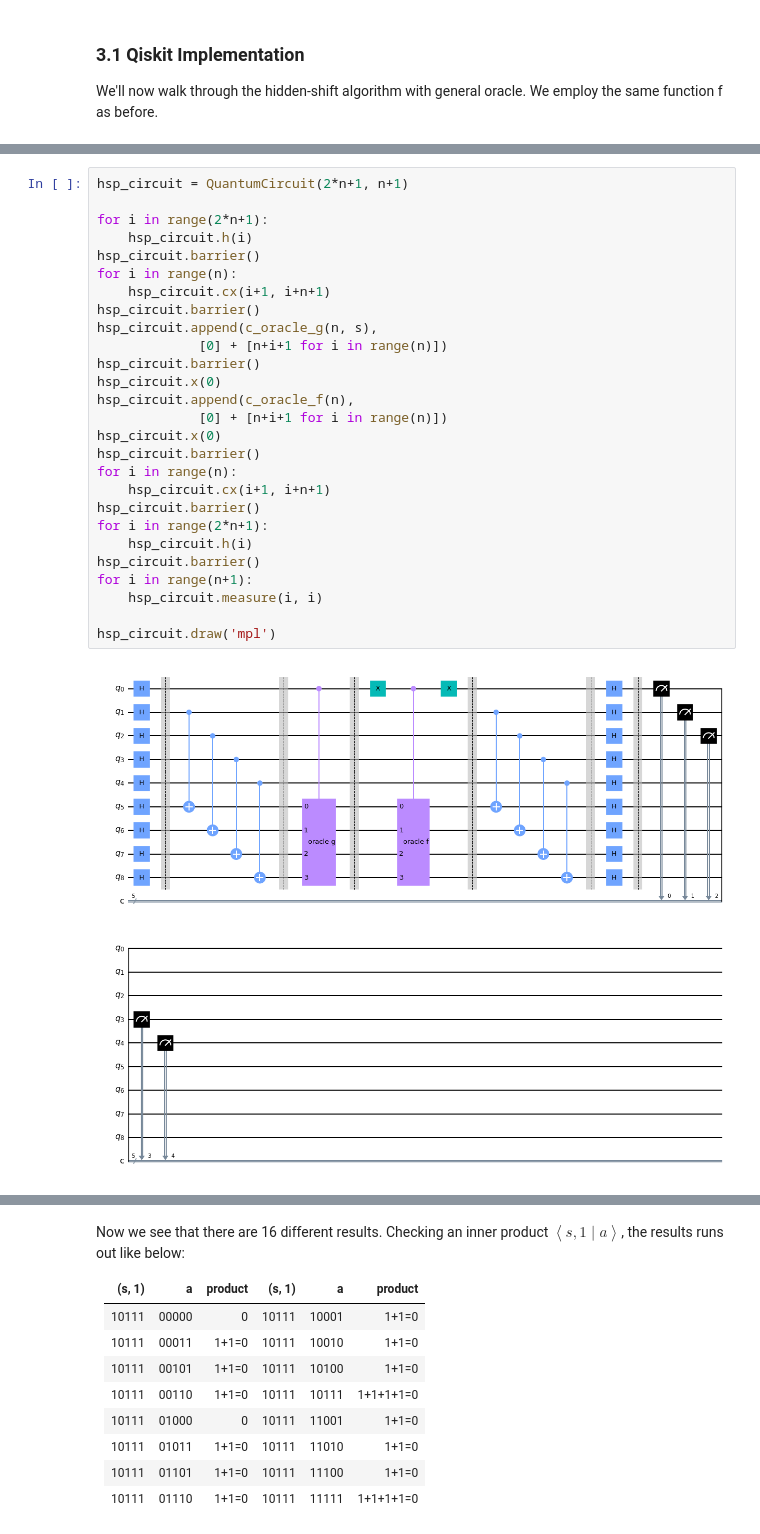
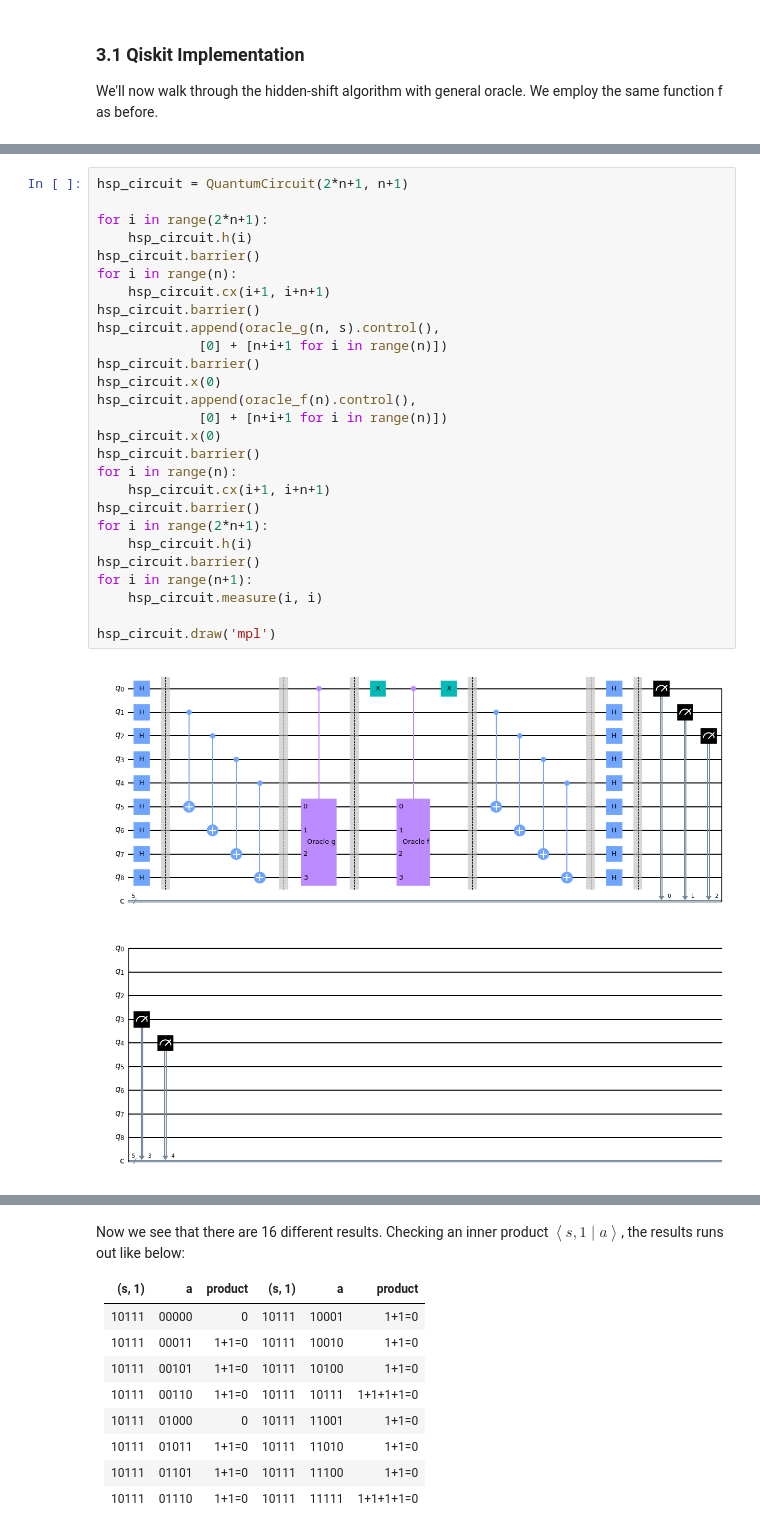
Before and after one commit to Team-Hidden-Name/hidden-shift-problem, a Jupyter notebook: hidden-shift-problem.ipynb, the cells around one changed output, grey strips where cells are left out. Saved outputs shown, nothing was run; the diff lists cells and outputs as text.

```diff
--- a/hidden-shift-problem.ipynb
+++ b/hidden-shift-problem.ipynb
@@ -370,32 +338,32 @@ def c_oracle_g(n, s):
-# %%
-hsp_circuit = QuantumCircuit(2*n+1, n+1)
-
-for i in range(2*n+1):
-    hsp_circuit.h(i)
-hsp_circuit.barrier()
-for i in range(n):
-    hsp_circuit.cx(i+1, i+n+1)
-hsp_circuit.barrier()
-hsp_circuit.append(c_oracle_g(n, s),
-             [0] + [n+i+1 for i in range(n)])
-hsp_circuit.barrier()
-hsp_circuit.x(0)
-hsp_circuit.append(c_oracle_f(n),
-             [0] + [n+i+1 for i in range(n)])
-hsp_circuit.x(0)
-hsp_circuit.barrier()
-for i in range(n):
-    hsp_circuit.cx(i+1, i+n+1)
-hsp_circuit.barrier()
-for i in range(2*n+1):
-    hsp_circuit.h(i)
-hsp_circuit.barrier()
-for i in range(n+1):
-    hsp_circuit.measure(i, i)
-
-hsp_circuit.draw('mpl')
-# %% [output]
-[figure, removed]
+# %%
+hsp_circuit = QuantumCircuit(2*n+1, n+1)
+
+for i in range(2*n+1):
+    hsp_circuit.h(i)
+hsp_circuit.barrier()
+for i in range(n):
+    hsp_circuit.cx(i+1, i+n+1)
+hsp_circuit.barrier()
+hsp_circuit.append(oracle_g(n, s).control(),
+             [0] + [n+i+1 for i in range(n)])
+hsp_circuit.barrier()
+hsp_circuit.x(0)
+hsp_circuit.append(oracle_f(n).control(),
+             [0] + [n+i+1 for i in range(n)])
+hsp_circuit.x(0)
+hsp_circuit.barrier()
+for i in range(n):
+    hsp_circuit.cx(i+1, i+n+1)
+hsp_circuit.barrier()
+for i in range(2*n+1):
+    hsp_circuit.h(i)
+hsp_circuit.barrier()
+for i in range(n+1):
+    hsp_circuit.measure(i, i)
+
+hsp_circuit.draw('mpl')
+# %% [output]
+[figure, added]
 # %%
 # use local simulator
 aer_sim = Aer.get_backend('aer_simulator')
```
Also changed, not shown: parts of 11 cells of this notebook, 5 other files.
